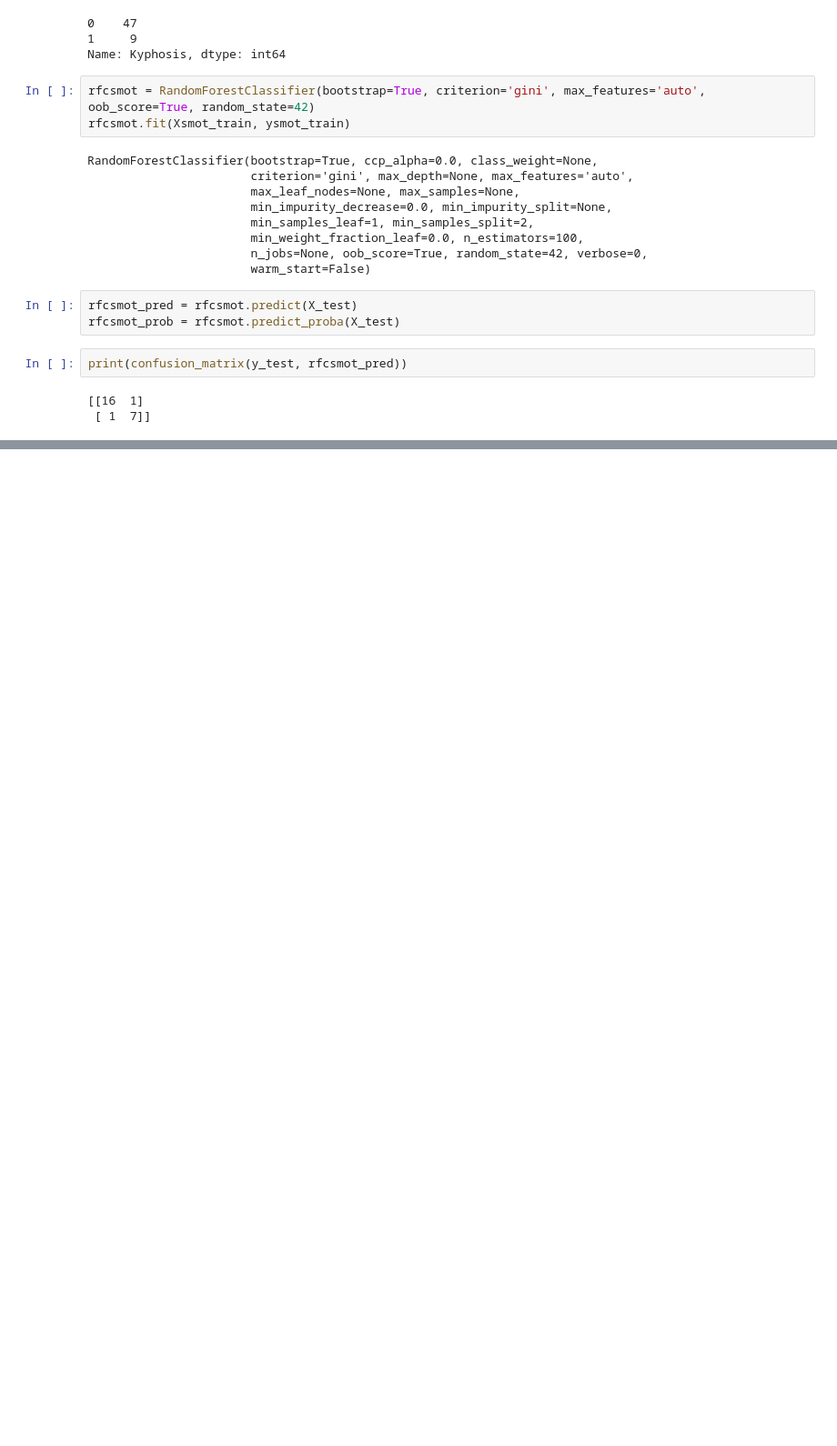
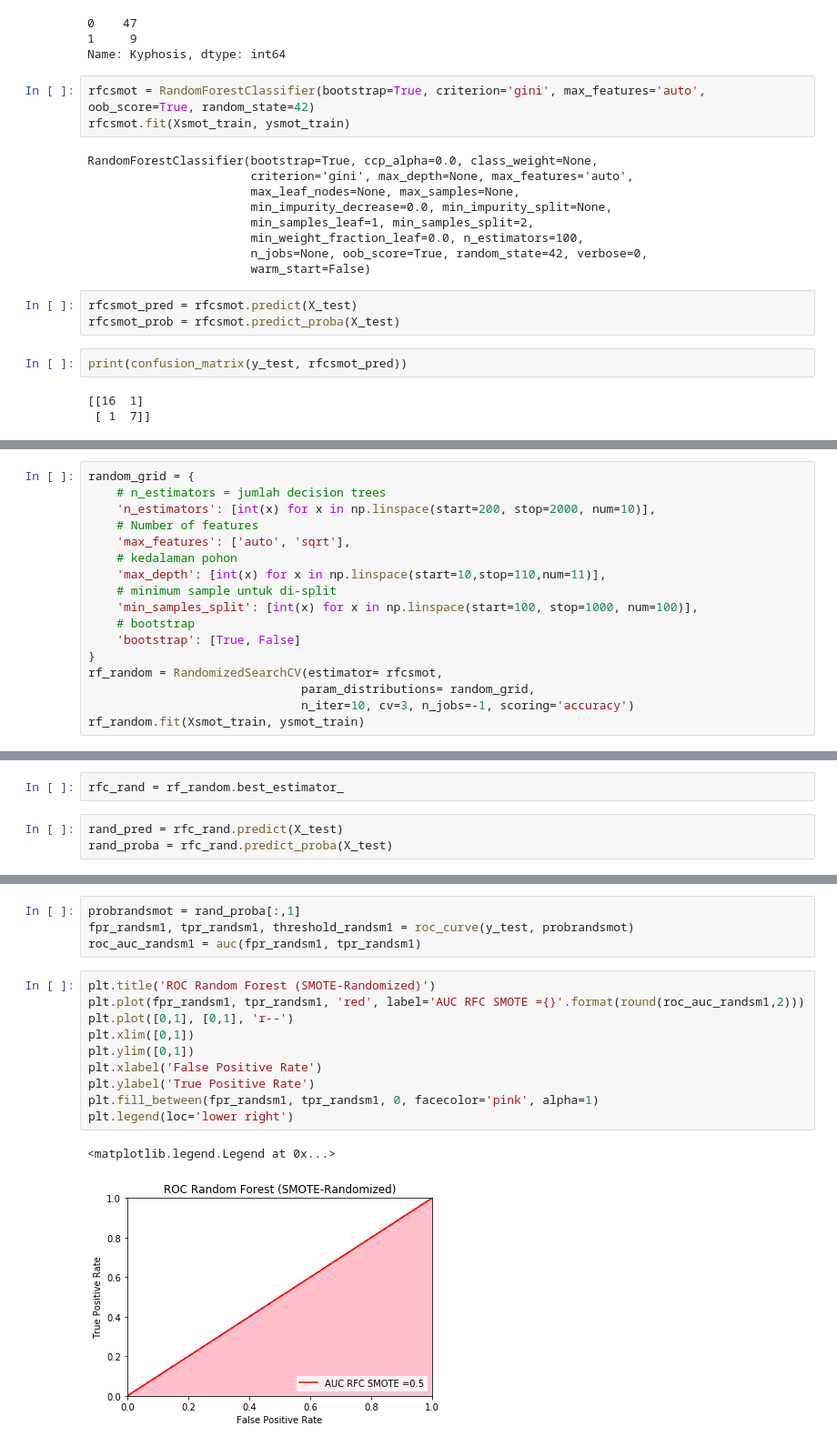
Before and after one commit to ridhoaryo/modul3_decisiontree, a Jupyter notebook: Materi_Decision_Tree_And_Forest.ipynb, the cells around one changed output, grey strips where cells are left out. Shown at 91% size. Saved outputs shown, nothing was run; the diff lists cells and outputs as text; blank space fills up the shorter version.

```diff
--- a/Materi_Decision_Tree_And_Forest.ipynb
+++ b/Materi_Decision_Tree_And_Forest.ipynb
@@ -616,0 +978,17 @@ print(confusion_matrix(y_test, rfcsmot_pred))
+# %%
+random_grid = {
+    # n_estimators = jumlah decision trees
+    'n_estimators': [int(x) for x in np.linspace(start=200, stop=2000, num=10)],
+    # Number of features
+    'max_features': ['auto', 'sqrt'],
+    # kedalaman pohon
+    'max_depth': [int(x) for x in np.linspace(start=10,stop=110,num=11)],
+    # minimum sample untuk di-split
+    'min_samples_split': [int(x) for x in np.linspace(start=100, stop=1000, num=100)],
+    # bootstrap
+    'bootstrap': [True, False]
+}
+rf_random = RandomizedSearchCV(estimator= rfcsmot,
+                              param_distributions= random_grid,
+                              n_iter=10, cv=3, n_jobs=-1, scoring='accuracy')
+rf_random.fit(Xsmot_train, ysmot_train)
@@ -616,0 +1021,5 @@ print(confusion_matrix(y_test, rfcsmot_pred))
+# %%
+rfc_rand = rf_random.best_estimator_
+# %%
+rand_pred = rfc_rand.predict(X_test)
+rand_proba = rfc_rand.predict_proba(X_test)
@@ -616,0 +1042,17 @@ print(confusion_matrix(y_test, rfcsmot_pred))
+# %%
+probrandsmot = rand_proba[:,1]
+fpr_randsm1, tpr_randsm1, threshold_randsm1 = roc_curve(y_test, probrandsmot)
+roc_auc_randsm1 = auc(fpr_randsm1, tpr_randsm1)
+# %%
+plt.title('ROC Random Forest (SMOTE-Randomized)')
+plt.plot(fpr_randsm1, tpr_randsm1, 'red', label='AUC RFC SMOTE ={}'.format(round(roc_auc_randsm1,2)))
+plt.plot([0,1], [0,1], 'r--')
+plt.xlim([0,1])
+plt.ylim([0,1])
+plt.xlabel('False Positive Rate')
+plt.ylabel('True Positive Rate')
+plt.fill_between(fpr_randsm1, tpr_randsm1, 0, facecolor='pink', alpha=1)
+plt.legend(loc='lower right')
+# %% [output]
+<matplotlib.legend.Legend at 0x...>
+[figure, added]
```
Also changed, not shown: parts of 43 cells of this notebook.
